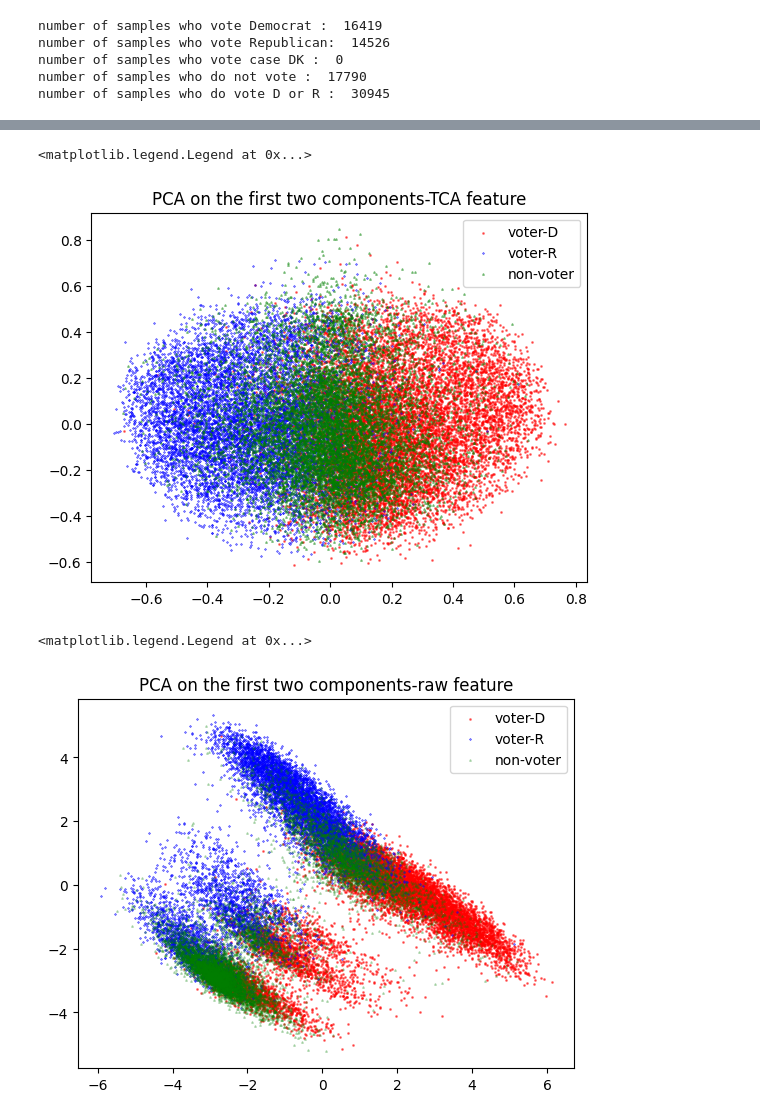
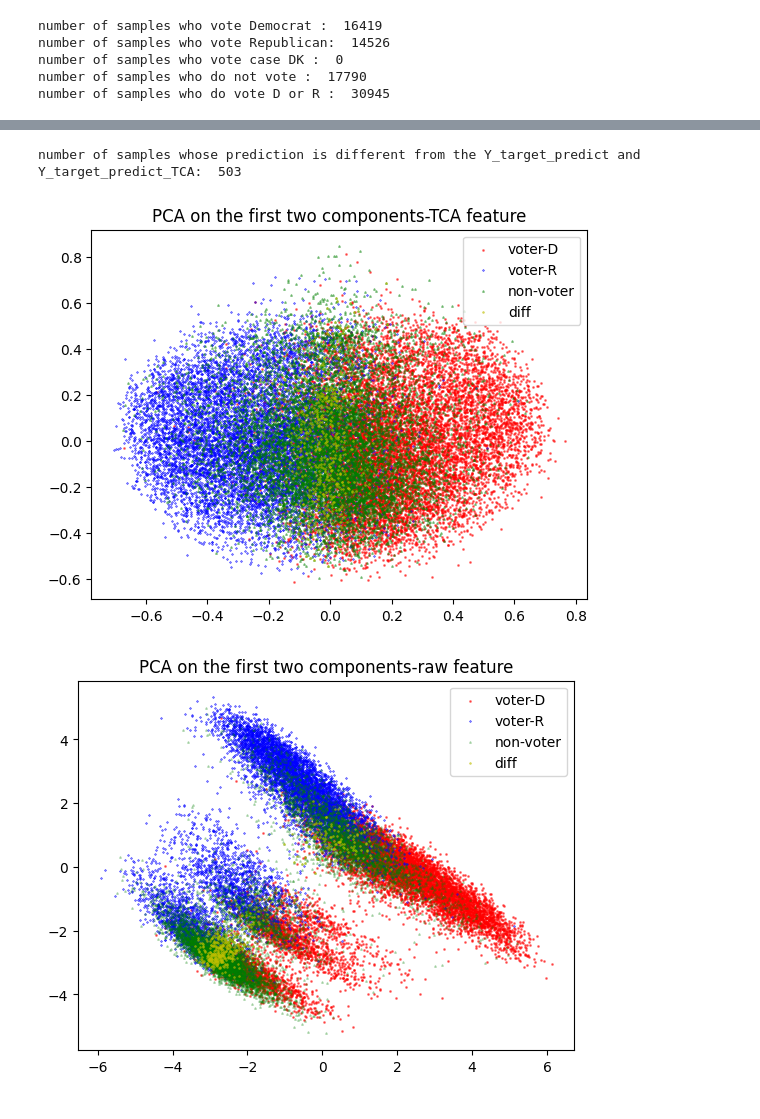
Before and after one commit to xuangu-fang/ML-Poli-Sci, a Jupyter notebook: code/universal_prediction.ipynb, the cells around one changed output, grey strips where cells are left out. Cells and saved outputs as stored; diff of their text form; code cells hidden in the pictures.

Commit message:
jupiter:update universal-predict and add figs

```diff
--- a/code/universal_prediction.ipynb
+++ b/code/universal_prediction.ipynb
@@ -158,6 +162,10 @@ data_test['Y_target_predict_diff'] = data_test['Y_target_predict'] - data_test['
 data_test['Y_target_predict_diff'] = data_test['Y_target_predict_diff'].apply(lambda x: 1 if x != 0 else 0)
 
 differ_index = data_test[data_test['Y_target_predict_diff'] == 1].index
+
+print('number of samples whose prediction is different from the Y_target_predict and Y_target_predict_TCA: ', len(differ_index))
+# %% [output]
+number of samples whose prediction is different from the Y_target_predict and Y_target_predict_TCA:  503
 # %%
 # apply PCA on both Xs_new and Xt_new, and plot the first two components
 
@@ -182,18 +190,30 @@ plt.scatter(Xs_new_pca[index_vote_R,0], Xs_new_pca[index_vote_R,1], c='b', label
 
 plt.scatter(Xt_new_pca[:,0], Xt_new_pca[:,1], c='g', label='non-voter', marker='^', alpha=0.5, s=1)
 
+# plot the prediction difference samples
+plt.scatter(Xt_new_pca[differ_index,0], Xt_new_pca[differ_index,1], c='y', label='diff', marker='*', alpha=0.5, s=1)
+
+
+
 plt.title('PCA on the first two components-TCA feature')
 plt.legend()
+
+# save the figure
+plt.savefig(folder_name + 'PCA_TCA_diff.png')
 # %% [output]
-<matplotlib.legend.Legend at 0x...>
-[figure, old version]
+[figure, new version]
 # %%
 plt.scatter(Xs_raw_pca[index_vote_D,0], Xs_raw_pca[index_vote_D,1], c='r', label='voter-D', marker='o', alpha=0.5, s=1)
 plt.scatter(Xs_raw_pca[index_vote_R,0], Xs_raw_pca[index_vote_R,1], c='b', label='voter-R', marker='x', alpha=0.5, s=1)
 
 plt.scatter(Xt_raw_pca[:,0], Xt_raw_pca[:,1], c='g', label='non-voter', marker='^', alpha=0.3, s=1)
+
+plt.scatter(Xt_raw_pca[differ_index,0], Xt_raw_pca[differ_index,1], c='y', label='diff', marker='*', alpha=0.5, s=1)
+
 plt.title('PCA on the first two components-raw feature')
 plt.legend()
+
+
+plt.savefig(folder_name + 'PCA_raw_diff.png')
 # %% [output]
-<matplotlib.legend.Legend at 0x...>
-[figure, old version]
+[figure, new version]
```
Also changed, not shown: parts of 6 cells of this notebook, 12 other files.
